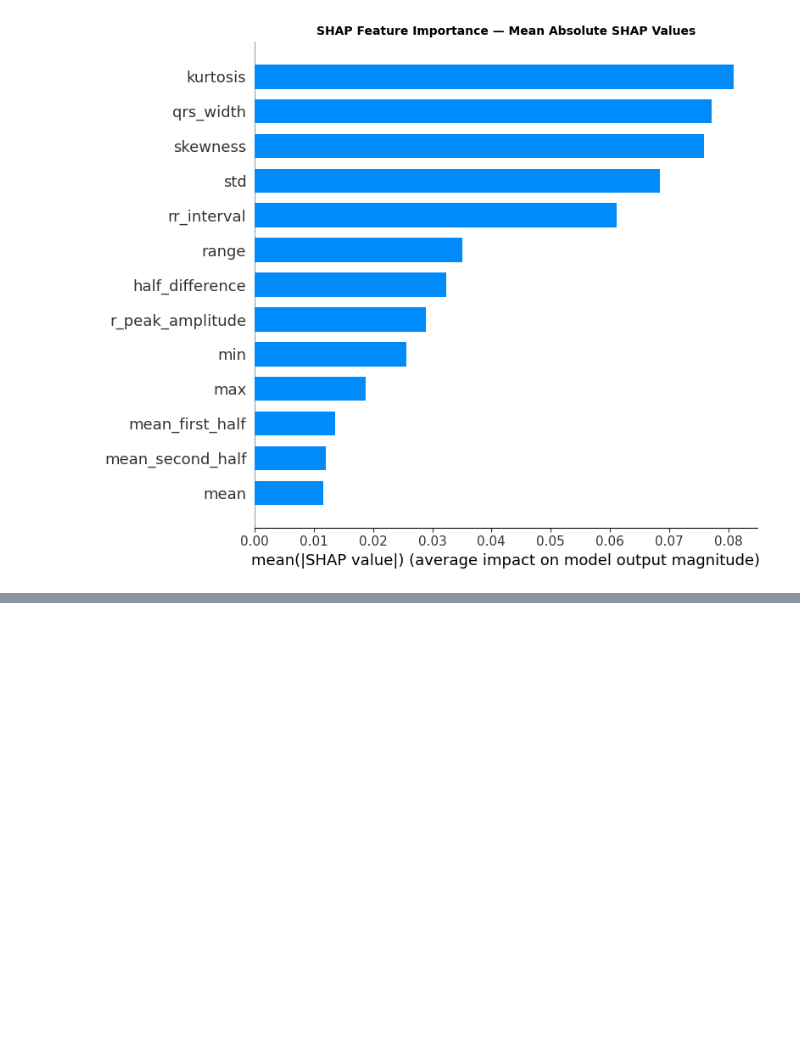
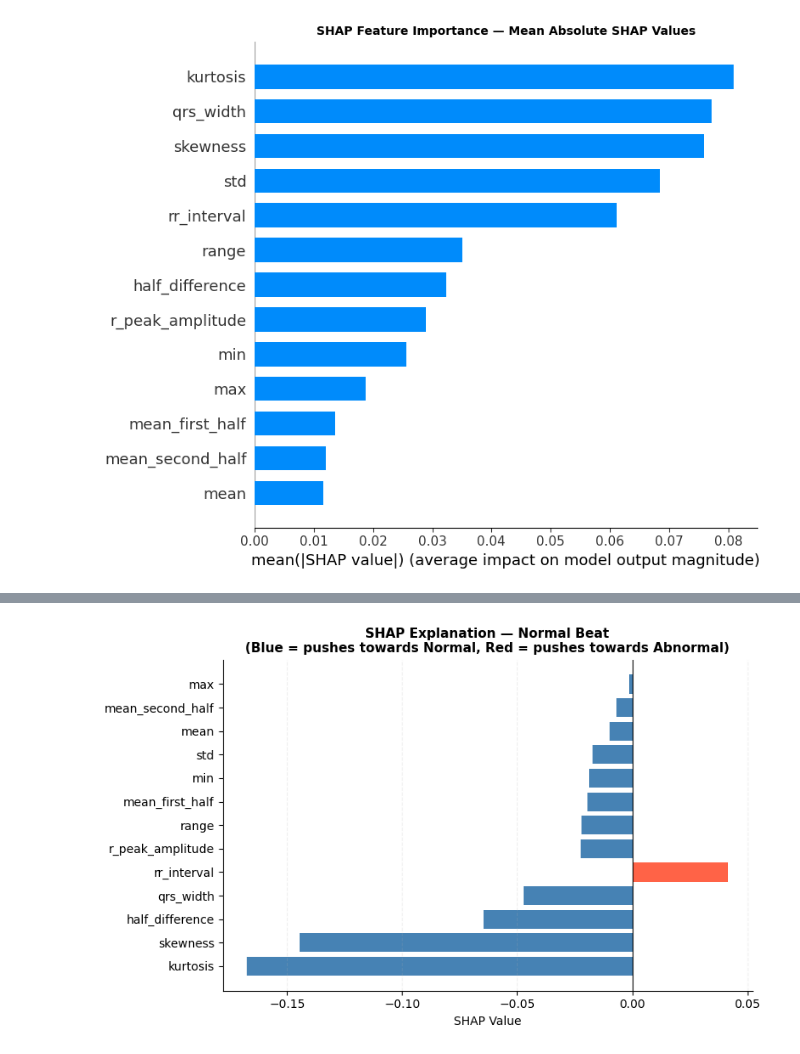
Before and after one commit to saugatpokharel/ecg-heartbeat-classification-xai, a Jupyter notebook: notebooks/05_xai_shap_lime.ipynb, the cells around one changed output, grey strips where cells are left out. Cells and saved outputs as stored; diff of their text form; code cells hidden in the pictures; blank space fills up the shorter version.

Commit message:
Shap Individual explanations complete

```diff
--- a/notebooks/05_xai_shap_lime.ipynb
+++ b/notebooks/05_xai_shap_lime.ipynb
@@ -199,0 +235,83 @@ plt.show()
+# %%
+# Find one correct Normal prediction and one correct Abnormal prediction
+# to explain individually
+
+# Get predictions for our sample
+sample_predictions = rf_model.predict(X_test_sample)
+sample_actual = y_test_sample.values
+
+# Find indices of correct predictions
+correct_normal_idx = None
+correct_abnormal_idx = None
+
+for i in range(len(sample_predictions)):
+    if sample_predictions[i] == 0 and sample_actual[i] == 0 and correct_normal_idx is None:
+        correct_normal_idx = i
+    if sample_predictions[i] == 1 and sample_actual[i] == 1 and correct_abnormal_idx is None:
+        correct_abnormal_idx = i
+    if correct_normal_idx is not None and correct_abnormal_idx is not None:
+        break
+
+print(f"Normal beat example:   beat index {correct_normal_idx}")
+print(f"Abnormal beat example: beat index {correct_abnormal_idx}")
+
+# Explain the Normal beat
+print(f"\nNormal beat features:")
+normal_beat = X_test_sample.iloc[correct_normal_idx]
+for feat, val in zip(feature_names, normal_beat):
+    print(f"  {feat:<20} {val:.4f}")
+
+# Explain the Abnormal beat
+print(f"\nAbnormal beat features:")
+abnormal_beat = X_test_sample.iloc[correct_abnormal_idx]
+for feat, val in zip(feature_names, abnormal_beat):
+    print(f"  {feat:<20} {val:.4f}")
+
+# SHAP waterfall plot for Normal beat
+print(f"\nGenerating SHAP explanation for Normal beat:")
+
+shap_normal = shap_vals_abnormal[correct_normal_idx]
+
+fig, ax = plt.subplots(figsize=(8, 5))
+colors = ['steelblue' if v < 0 else 'tomato' for v in shap_normal]
+sorted_idx = np.argsort(np.abs(shap_normal))[::-1]
+
+bars = ax.barh(range(13),
+               [shap_normal[i] for i in sorted_idx],
+               color=[colors[i] for i in sorted_idx])
+ax.set_yticks(range(13))
+ax.set_yticklabels([feature_names[i] for i in sorted_idx])
+ax.axvline(x=0, color='black', linewidth=0.8)
+ax.set_title('SHAP Explanation — Normal Beat\n(Blue = pushes towards Normal, Red = pushes towards Abnormal)',
+             fontsize=11, fontweight='bold')
+ax.set_xlabel('SHAP Value', fontsize=10)
+ax.grid(True, alpha=0.2, linestyle='--', axis='x')
+ax.spines['top'].set_visible(False)
+ax.spines['right'].set_visible(False)
+plt.tight_layout()
+plt.show()
+
+# SHAP waterfall plot for Abnormal beat
+print(f"Generating SHAP explanation for Abnormal beat:")
+
+shap_abnormal = shap_vals_abnormal[correct_abnormal_idx]
+
+fig, ax = plt.subplots(figsize=(8, 5))
+colors = ['steelblue' if v < 0 else 'tomato' for v in shap_abnormal]
+sorted_idx = np.argsort(np.abs(shap_abnormal))[::-1]
+
+bars = ax.barh(range(13),
+               [shap_abnormal[i] for i in sorted_idx],
+               color=[colors[i] for i in sorted_idx])
+ax.set_yticks(range(13))
+ax.set_yticklabels([feature_names[i] for i in sorted_idx])
+ax.axvline(x=0, color='black', linewidth=0.8)
+ax.set_title('SHAP Explanation — Abnormal Beat\n(Blue = pushes towards Normal, Red = pushes towards Abnormal)',
+             fontsize=11, fontweight='bold')
+ax.set_xlabel('SHAP Value', fontsize=10)
+ax.grid(True, alpha=0.2, linestyle='--', axis='x')
+ax.spines['top'].set_visible(False)
+ax.spines['right'].set_visible(False)
+plt.tight_layout()
+plt.show()
+# %% [output]
@@ -199,0 +335 @@ plt.show()
+[figure, added]
```
Also changed, not shown: parts of 4 cells of this notebook.
